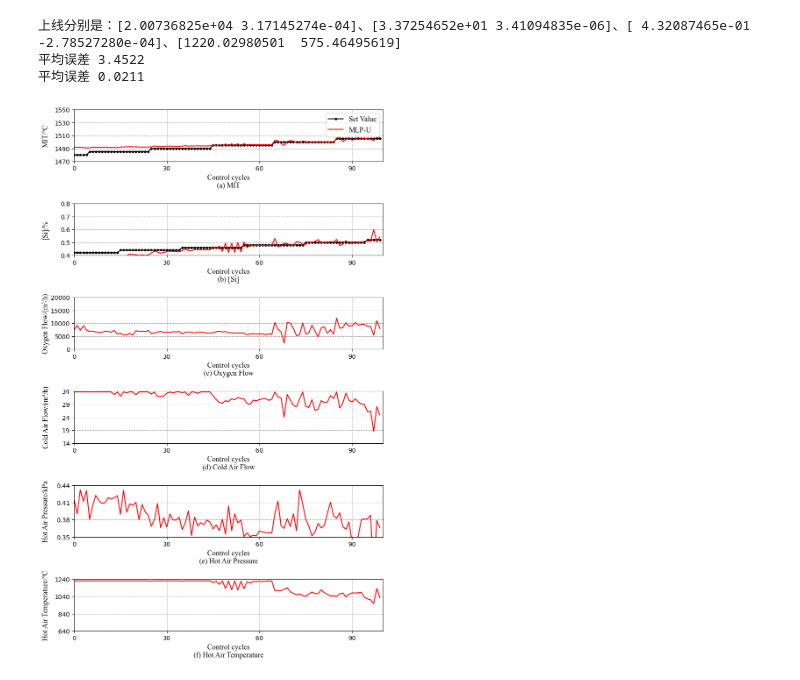
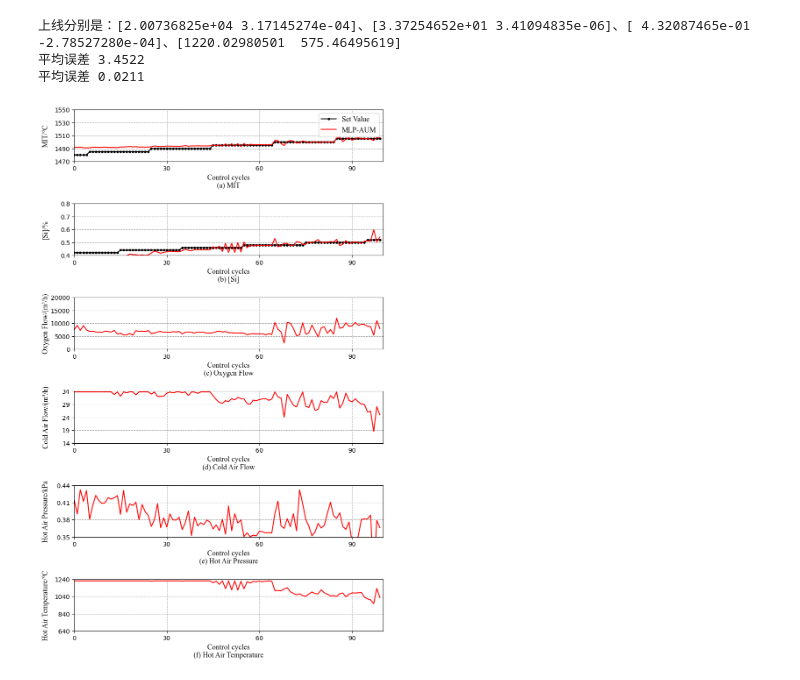
Before and after one commit to haokwok2002/gaolu, a Jupyter notebook: MPC/高炉/0数据处理/新输入输出模式/1h_mean/论文/神经网络_4_2_残差网络_3层隐含层_更新_不改进_更新.ipynb, the cells around one changed output. Saved outputs shown, nothing was run; the diff lists cells and outputs as text; code cells hidden in the pictures.

```diff
--- a/MPC/高炉/0数据处理/新输入输出模式/1h_mean/论文/神经网络_4_2_残差网络_3层隐含层_更新_不改进_更新.ipynb
+++ b/MPC/高炉/0数据处理/新输入输出模式/1h_mean/论文/神经网络_4_2_残差网络_3层隐含层_更新_不改进_更新.ipynb
@@ -1392,7 +1392,7 @@ plt.figure(figsize=(8, 13))
 # 第一个维度的曲线
 ax = plt.subplot(6, 1, 1)
 plt.plot(set_y1[startt:endd], 'k.-', label='Set Value')
-plt.plot(y1_pred_inverse_transform, 'r', label='MLP-U')
+plt.plot(y1_pred_inverse_transform, 'r', label='MLP-AUM')
 plt.axvline(x=0, color='gray', linestyle='--', linewidth=1.5)
 
 plt.xlim(0, (endd - startt))
@@ -1486,31 +1486,31 @@ ax.yaxis.set_label_coords(-0.08, 0.5)  # 固定纵坐标标签在最左边
 ax.text(0.5, dtiem, f'{subplot_labels[4]} {input_term333[2]}',
             transform=ax.transAxes, ha='center', fontproperties=font_en)  # 添加每个子图的标题在下方
     # 添加横坐标标题
 ax.set_xlabel('Control cycles', fontproperties=font_en)  # 只给最下面的子图添加横坐标标签
 
 
 
 
 # 第四个维度的u4曲线
 ax = plt.subplot(6, 1, 6)
 plt.plot(all_pred_u4_inverse_transform, 'r')  # 修改标签为 'u4'
 plt.axvline(x=0, color='gray', linestyle='--', linewidth=1.5)
 plt.xlim(0, (endd - startt))
 plt.xticks(range(0, endd - startt + 1, 30))
 plt.ylim([640, 1240])
 plt.yticks(np.arange(640, 1241, 200))
 plt.ylabel(input_term222[3], fontproperties=font_en)  # 使用中文标签
 plt.grid(linestyle='--', alpha=0.7, color='gray')
 ax.yaxis.set_label_coords(-0.08, 0.5)  # 固定纵坐标标签在最左边
 ax.text(0.5, dtiem, f'{subplot_labels[5]} {input_term333[3]}',
             transform=ax.transAxes, ha='center', fontproperties=font_en)  # 添加每个子图的标题在下方
     # 添加横坐标标题
 ax.set_xlabel('Control cycles', fontproperties=font_en)  # 只给最下面的子图添加横坐标标签
 
 
 
 # 调整子图布局
 plt.tight_layout()
 plt.show()
 # %% [output]
-[figure, old version]
+[figure, new version]
```
Also changed, not shown: 3 other files.
